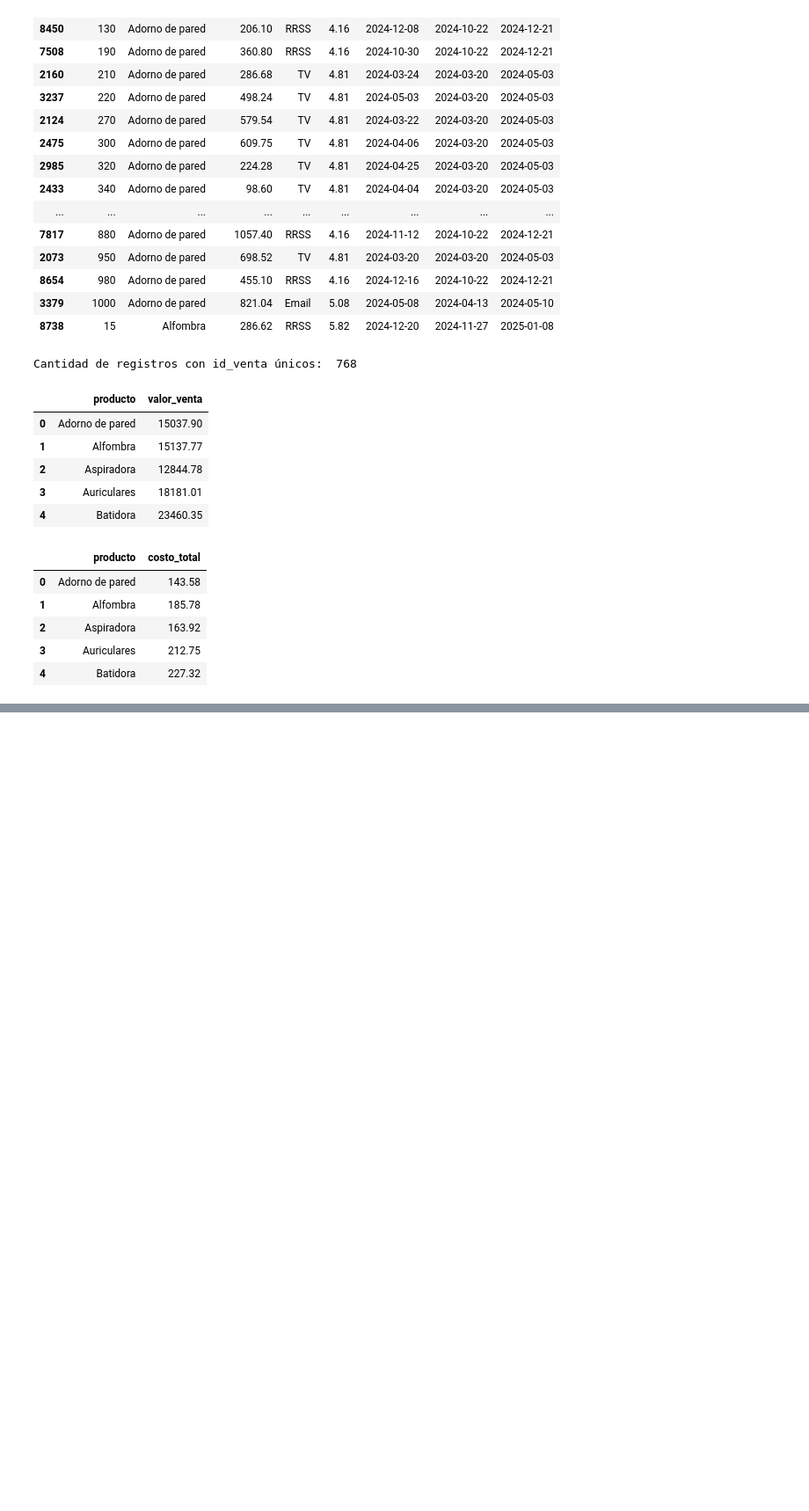
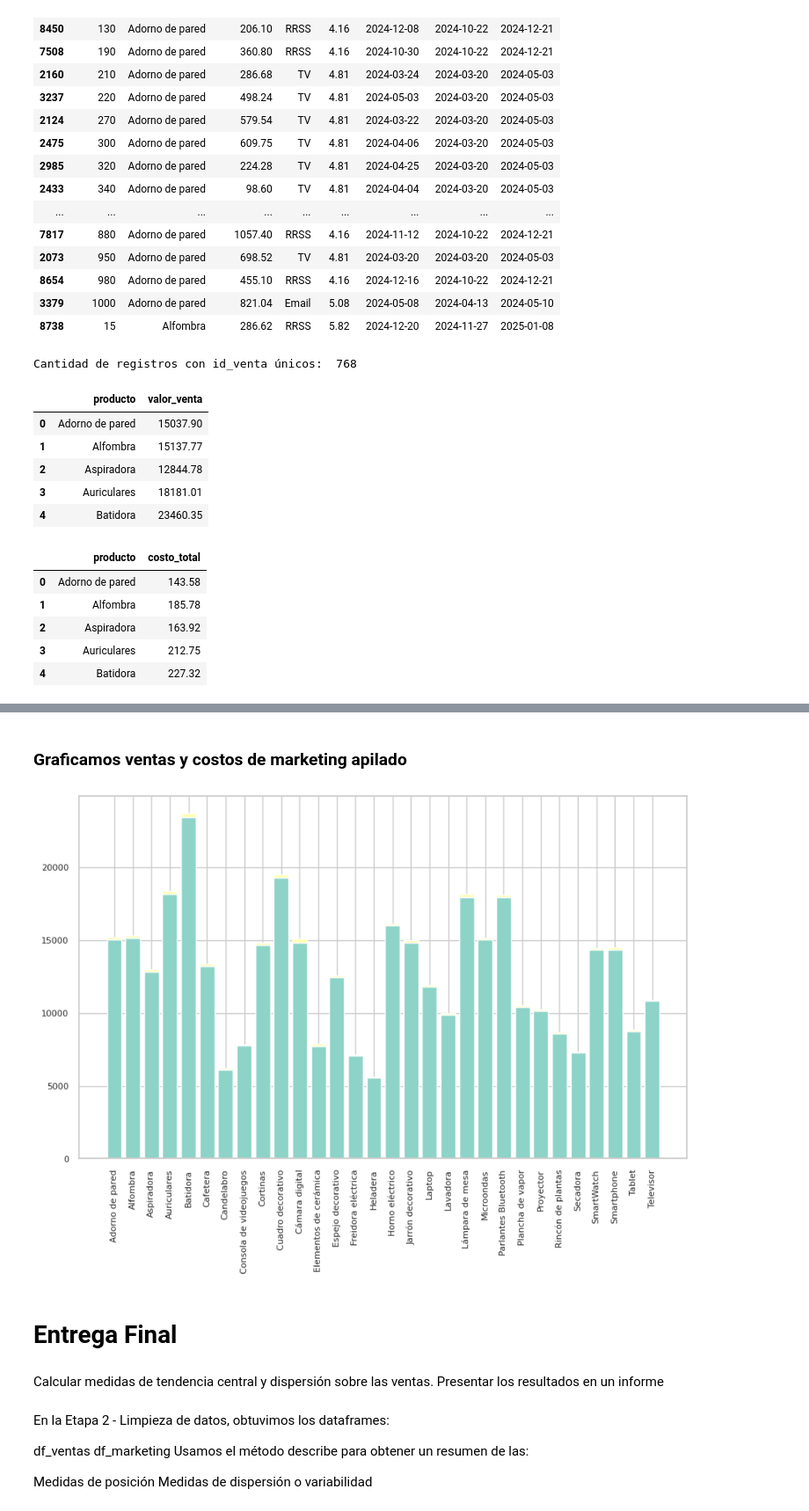
Before and after one commit to CppR-Repo/TT-2C2025-Data-Analitycs-Notebooks, a Jupyter notebook: EntregaFinal/MiEntrega-Final/Entrega_final.ipynb, the cells around one changed output, grey strips where cells are left out. Shown at 88% size. Drawn from its saved outputs; the diff is of its cells as text; code cells hidden in the pictures; blank space fills up the shorter version.

```diff
--- a/EntregaFinal/MiEntrega-Final/Entrega_final.ipynb
+++ b/EntregaFinal/MiEntrega-Final/Entrega_final.ipynb
@@ -796,0 +832,39 @@ ventas_marketing.groupby("categoria")[["valor_venta","costo"]].sum()
+# %% [markdown]
+### Graficamos ventas y costos de marketing apilado
+# %%
+import matplotlib.pyplot as plt
+import seaborn as sns
+# Crear un gráfico de barras apilado para comparar valor_venta y costo por producto
+
+# Estilos
+sns.set_theme(
+    style="whitegrid",
+    palette="Set3",
+    context="notebook")
+plt.figure(figsize=(10,6))
+
+# Primer nivel (abajo)
+plt.bar(resultado_final["producto"], resultado_final["valor_venta"], label="Ventas")
+
+# Segundo nivel (arriba)
+plt.bar(resultado_final["producto"], resultado_final["costo_total"],bottom=resultado_final["valor_venta"],label="Costo Marketing")
+
+
+plt.xticks(rotation=90, fontsize=8)
+plt.yticks(fontsize=8)
+plt.show()
+# %% [output]
+[figure, added]
+# %% [markdown]
+# Entrega Final
+# %% [markdown]
+Calcular medidas de tendencia central y dispersión sobre las ventas. Presentar los resultados en un informe
+# %% [markdown]
+En la Etapa 2 - Limpieza de datos, obtuvimos los dataframes:
+
+df_ventas
+df_marketing
+Usamos el método describe para obtener un resumen de las:
+
+Medidas de posición
+Medidas de dispersión o variabilidad
```
Also changed, not shown: parts of 17 cells of this notebook.
